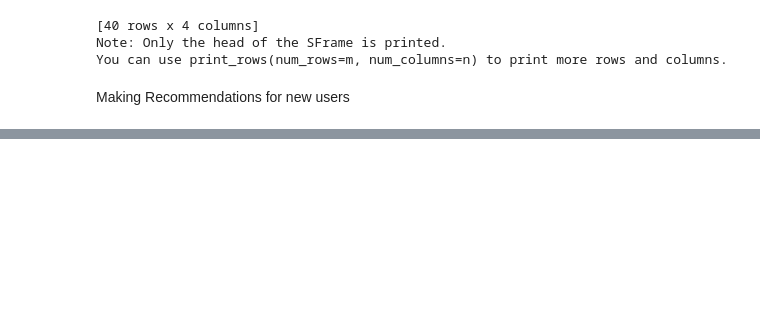
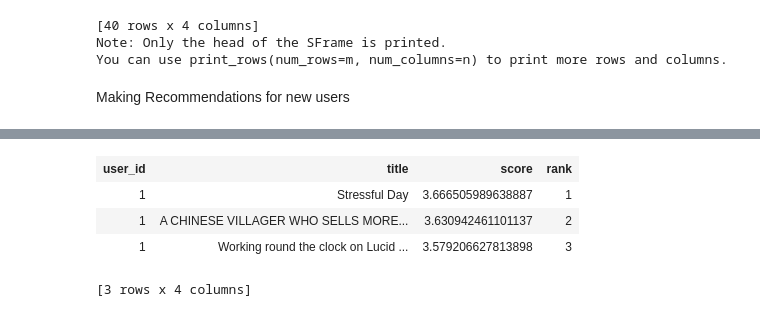
Before and after one commit to hngi/Team_Swift, a Jupyter notebook: Article_recommender.ipynb, the cells around one changed output, grey strips where cells are left out. Drawn from its saved outputs; the diff is of its cells as text; code cells hidden in the pictures; blank space fills up the shorter version.

```diff
--- a/Article_recommender.ipynb
+++ b/Article_recommender.ipynb
@@ -239 +239,11 @@ rank_factor
 [3 rows x 4 columns]
+# %%
+#testing for a single user
+rank_user = ranking_model.recommend(users=[1], k =3)
+rank_user
+# %% [output]
+| user_id | title | score | rank |
+| 1 | Stressful Day | 3.666505989638887 | 1 |
+| 1 | A CHINESE VILLAGER WHO SELLS MORE... | 3.630942461101137 | 2 |
+| 1 | Working round the clock on Lucid ... | 3.579206627813898 | 3 |
+[3 rows x 4 columns]
```
Also changed, not shown: parts of 8 cells of this notebook.
